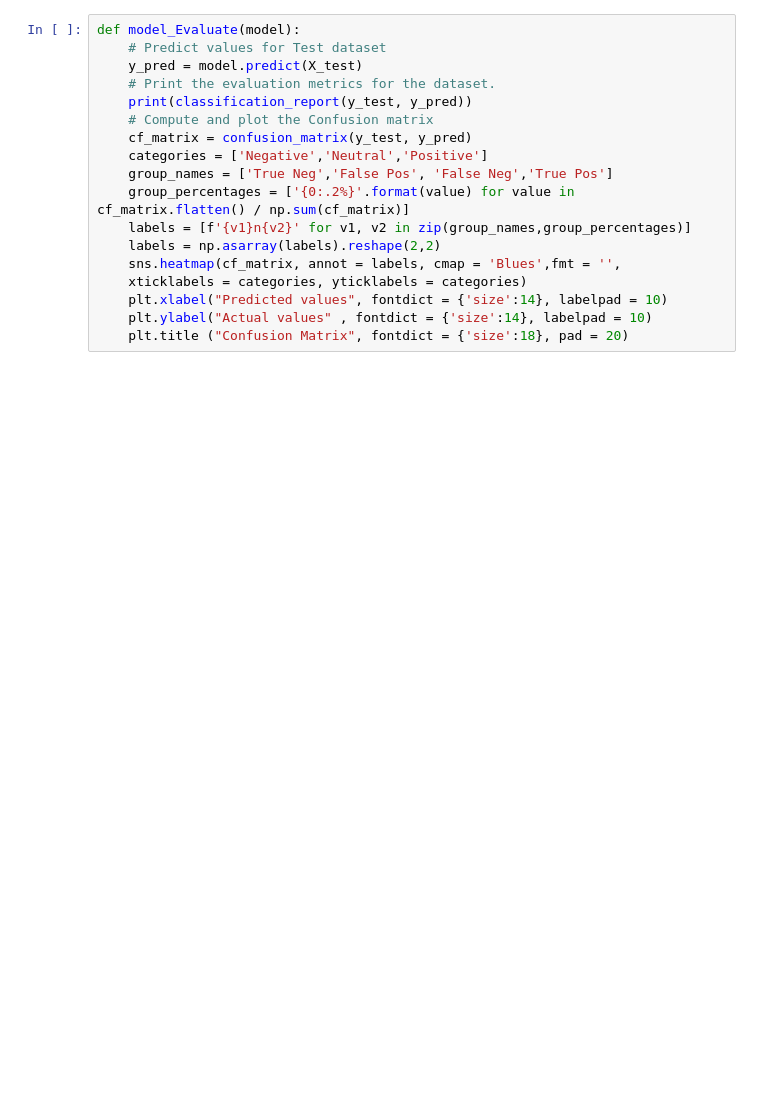
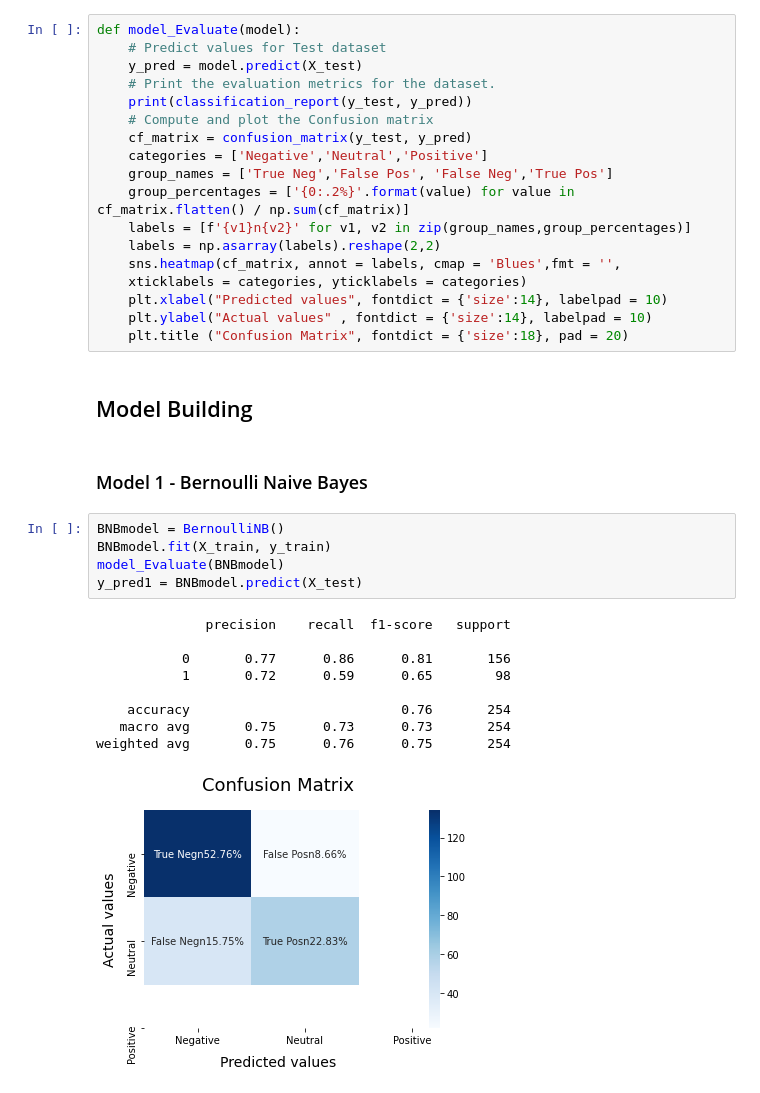
Before and after one commit to Nishant-Badgujar18/Twitter-Sentiment-Analysis-For-Product-Review, a Jupyter notebook: Twitter-Sentiment-Analysis.ipynb, the cells around one changed output. Drawn from its saved outputs; the diff is of its cells as text; blank space fills up the shorter version.

```diff
--- a/Twitter-Sentiment-Analysis.ipynb
+++ b/Twitter-Sentiment-Analysis.ipynb
@@ -336,3 +384,22 @@ def model_Evaluate(model):
     plt.xlabel("Predicted values", fontdict = {'size':14}, labelpad = 10)
     plt.ylabel("Actual values" , fontdict = {'size':14}, labelpad = 10)
     plt.title ("Confusion Matrix", fontdict = {'size':18}, pad = 20)
+# %% [markdown]
+## Model Building
+# %% [markdown]
+### Model 1 - Bernoulli Naive Bayes
+# %%
+BNBmodel = BernoulliNB()
+BNBmodel.fit(X_train, y_train)
+model_Evaluate(BNBmodel)
+y_pred1 = BNBmodel.predict(X_test)
+# %% [output]
+              precision    recall  f1-score   support
+
+           0       0.77      0.86      0.81       156
+           1       0.72      0.59      0.65        98
+
+    accuracy                           0.76       254
+   macro avg       0.75      0.73      0.73       254
+weighted avg       0.75      0.76      0.75       254
+[figure, added]
```
Also changed, not shown: parts of 52 cells of this notebook, 1 other file.
